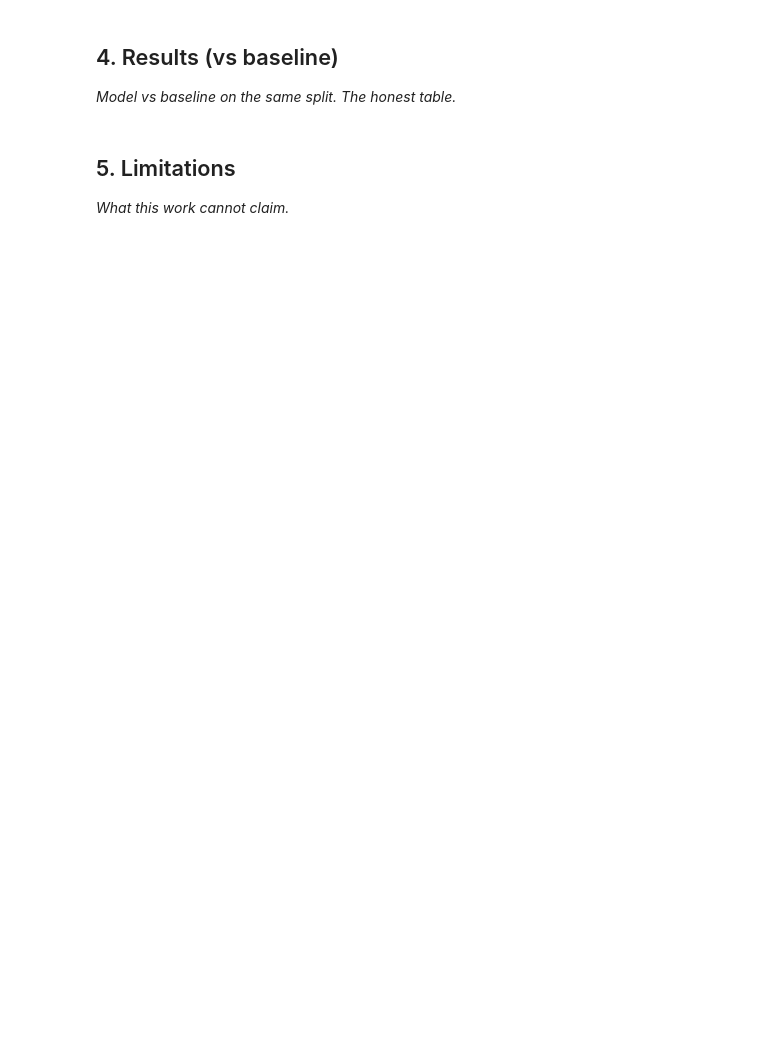
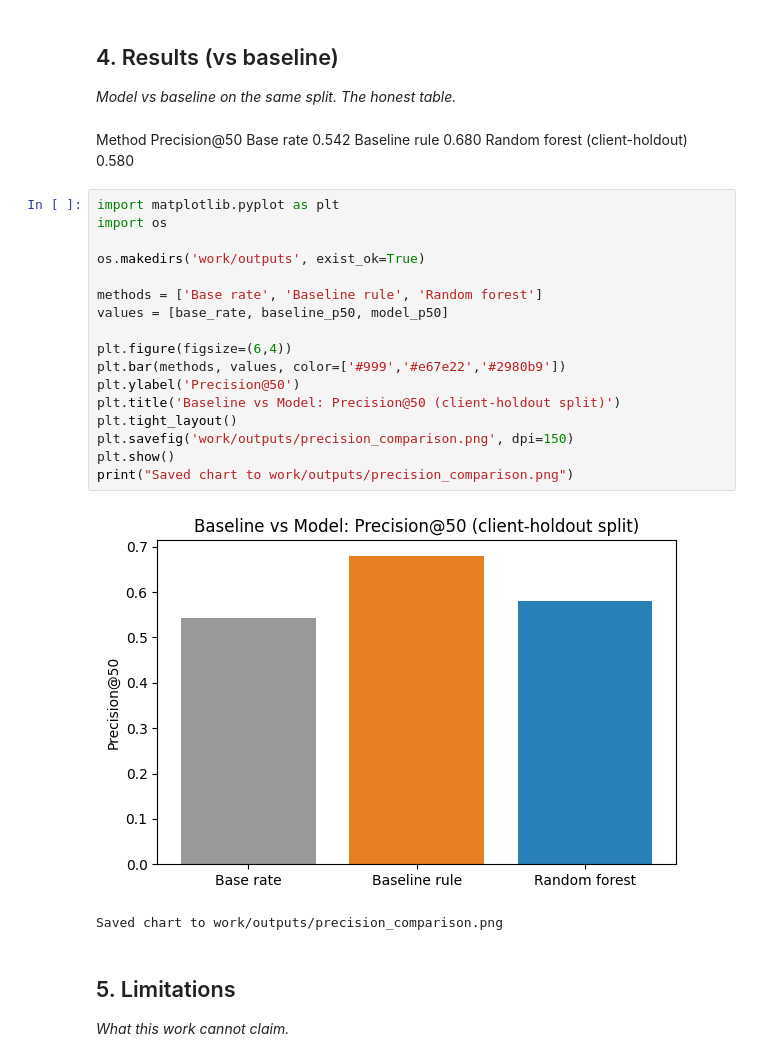
Before and after one commit to hafsaShaban/flyrank_internship, a Jupyter notebook: work/notebooks/capstone.ipynb, the cells around one changed output. Saved outputs shown, nothing was run; the diff lists cells and outputs as text; blank space fills up the shorter version.

```diff
--- a/work/notebooks/capstone.ipynb
+++ b/work/notebooks/capstone.ipynb
@@ -22,6 +100,31 @@ This skeleton is yours to fill. Work the sections **in order** — each one has
 ## 4. Results (vs baseline)
 
 *Model vs baseline on the same split. The honest table.*
+# %% [markdown]
+Method	Precision@50
+Base rate	0.542
+Baseline rule	0.680
+Random forest (client-holdout)	0.580
+# %%
+import matplotlib.pyplot as plt
+import os
+
+os.makedirs('work/outputs', exist_ok=True)
+
+methods = ['Base rate', 'Baseline rule', 'Random forest']
+values = [base_rate, baseline_p50, model_p50]
+
+plt.figure(figsize=(6,4))
+plt.bar(methods, values, color=['#999','#e67e22','#2980b9'])
+plt.ylabel('Precision@50')
+plt.title('Baseline vs Model: Precision@50 (client-holdout split)')
+plt.tight_layout()
+plt.savefig('work/outputs/precision_comparison.png', dpi=150)
+plt.show()
+print("Saved chart to work/outputs/precision_comparison.png")
+# %% [output]
+[figure, added]
+Saved chart to work/outputs/precision_comparison.png
 # %% [markdown]
 ## 5. Limitations
 
```
Also changed, not shown: parts of 10 cells of this notebook.
